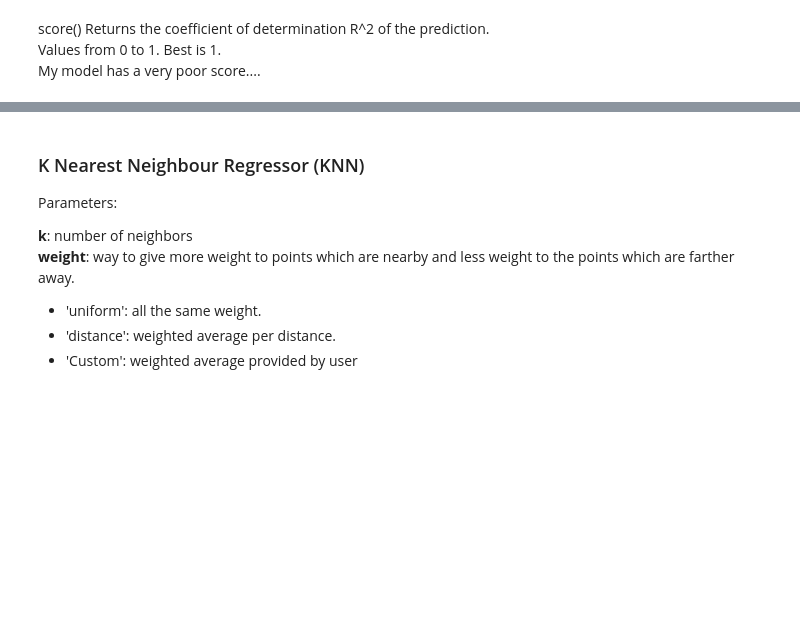
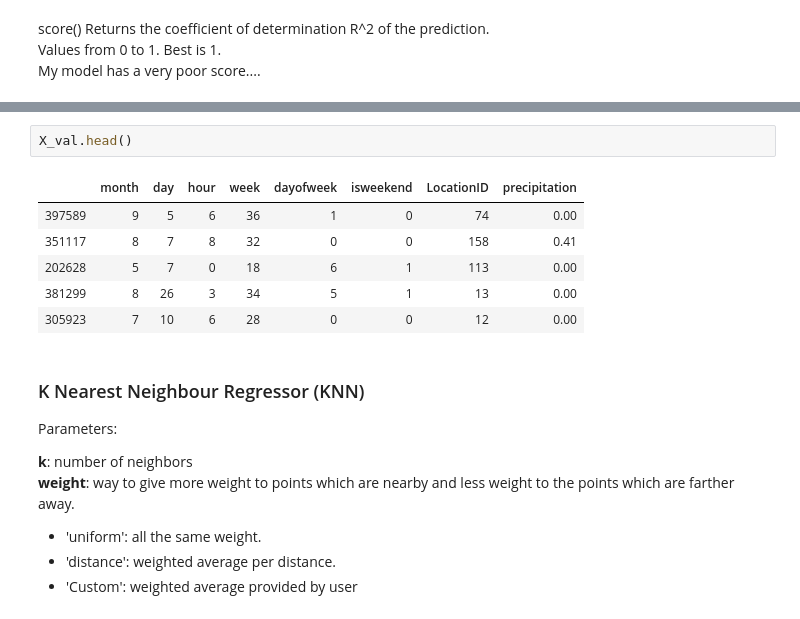
Before and after one commit to angelrps/MasterDataScience_FinalProject, a Jupyter notebook: notebooks/Modelling_01.ipynb, the cells around one changed output, grey strips where cells are left out. Cells and saved outputs as stored; diff of their text form; blank space fills up the shorter version.

```diff
--- a/notebooks/Modelling_01.ipynb
+++ b/notebooks/Modelling_01.ipynb
@@ -187,3 +220,12 @@ print(reg.score(X_test, y_test))
+# %%
+X_val.head()
+# %% [output]
+|  | month | day | hour | week | dayofweek | isweekend | LocationID | precipitation |
+| 397589 | 9 | 5 | 6 | 36 | 1 | 0 | 74 | 0.00 |
+| 351117 | 8 | 7 | 8 | 32 | 0 | 0 | 158 | 0.41 |
+| 202628 | 5 | 7 | 0 | 18 | 6 | 1 | 113 | 0.00 |
+| 381299 | 8 | 26 | 3 | 34 | 5 | 1 | 13 | 0.00 |
+| 305923 | 7 | 10 | 6 | 28 | 0 | 0 | 12 | 0.00 |
 # %% [markdown]
 ### K Nearest Neighbour Regressor (KNN)
 Parameters:
```
Also changed, not shown: parts of 19 cells of this notebook.
